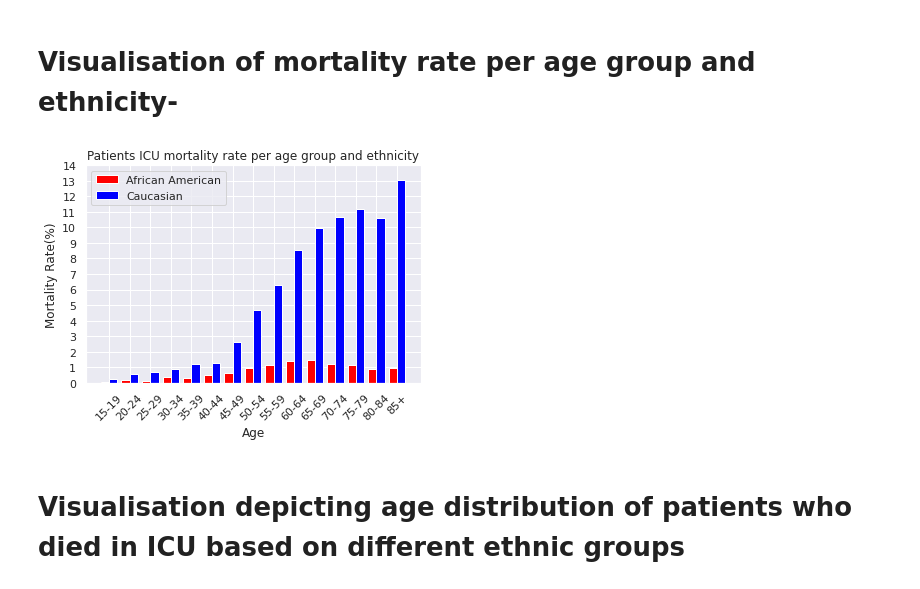
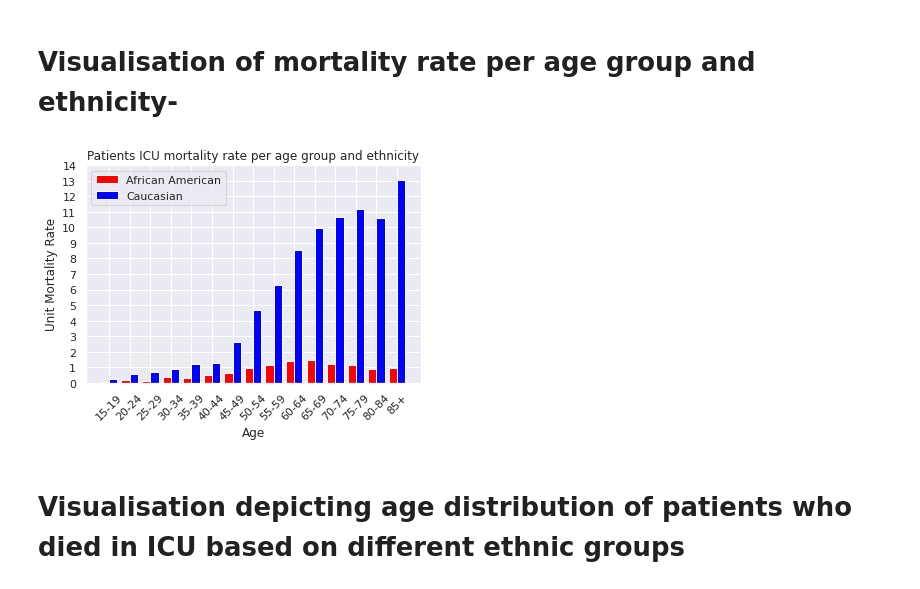
Before and after one commit to sumaiya08/clinical-decision-support, a Jupyter notebook: Plots.ipynb, the cells around one changed output. Saved outputs shown, nothing was run; the diff lists cells and outputs as text; code cells hidden in the pictures.

```diff
--- a/Plots.ipynb
+++ b/Plots.ipynb
@@ -526,21 +598,21 @@ Mortality rate(%) for age group 85+ is 13.076772040054976
 # %%
 N=15
 ind = np.arange(N)
 #index = np.arange(len(ages))
 #score_label = np.arange(0,12500,2500)
 width = 0.4
 p1 = plt.bar(ind,mor_aa,width,color="red",label="African American")
 p2 = plt.bar(ind+width,mor_ca,width,color="blue",label="Caucasian")
 plt.xlabel('Age')
-plt.ylabel('Mortality Rate(%)')
+plt.ylabel('Unit Mortality Rate')
 plt.title('Patients ICU mortality rate per age group and ethnicity')
 plt.xticks(ind + width/2, plt_ages,rotation =45)
 #plt.set_xticklabels(ages, rotation = 45, ha="right")
 plt.yticks(np.arange(0,15))
 plt.legend((p1[0], p2[0]), ('African American', 'Caucasian'))
 plt.show()
 # %% [output]
-[figure, old version]
+[figure, new version]
 # %% [markdown]
 # Visualisation depicting age distribution of patients who died in ICU based on different ethnic groups
 # %%
```
Also changed, not shown: parts of 19 cells of this notebook.
